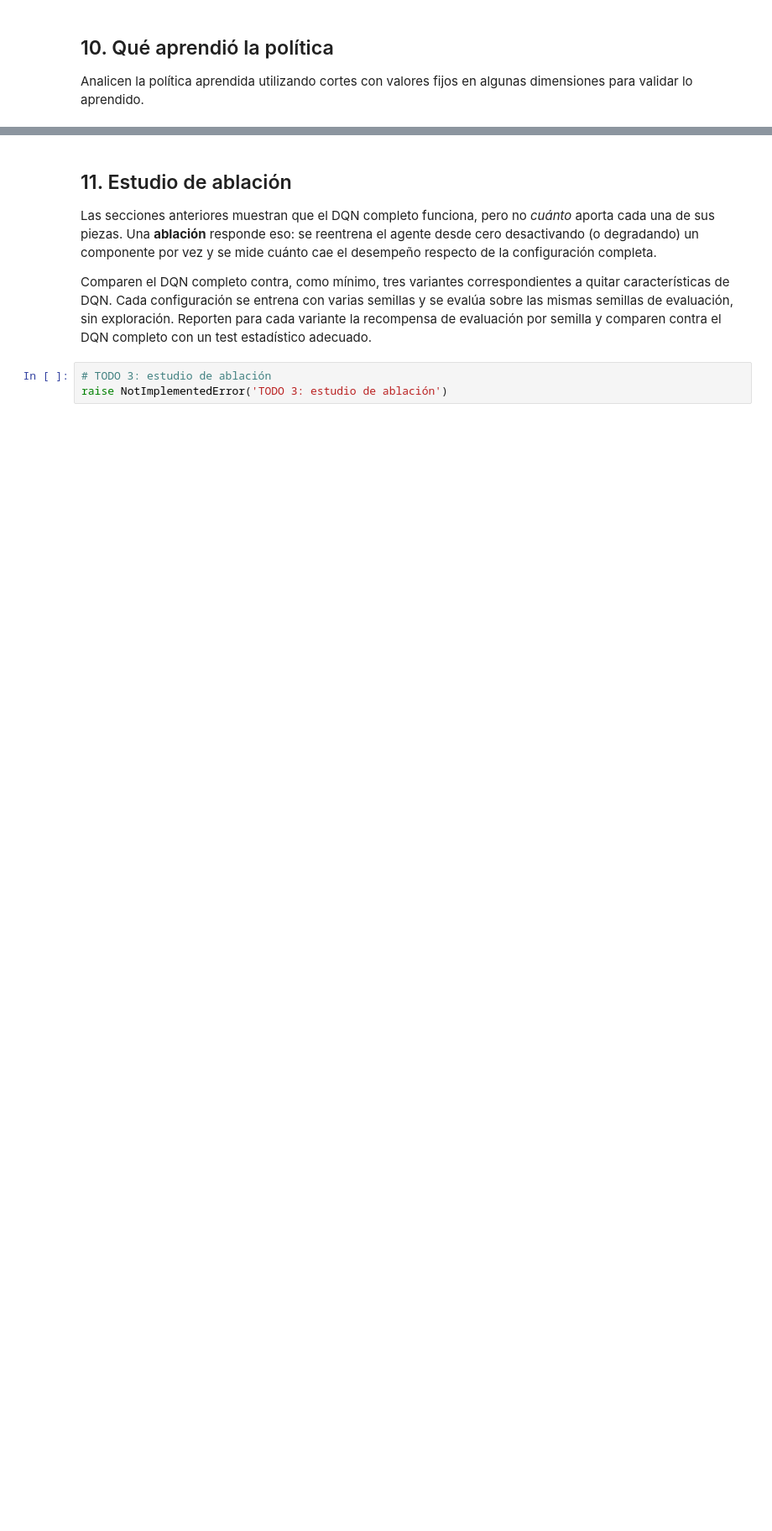
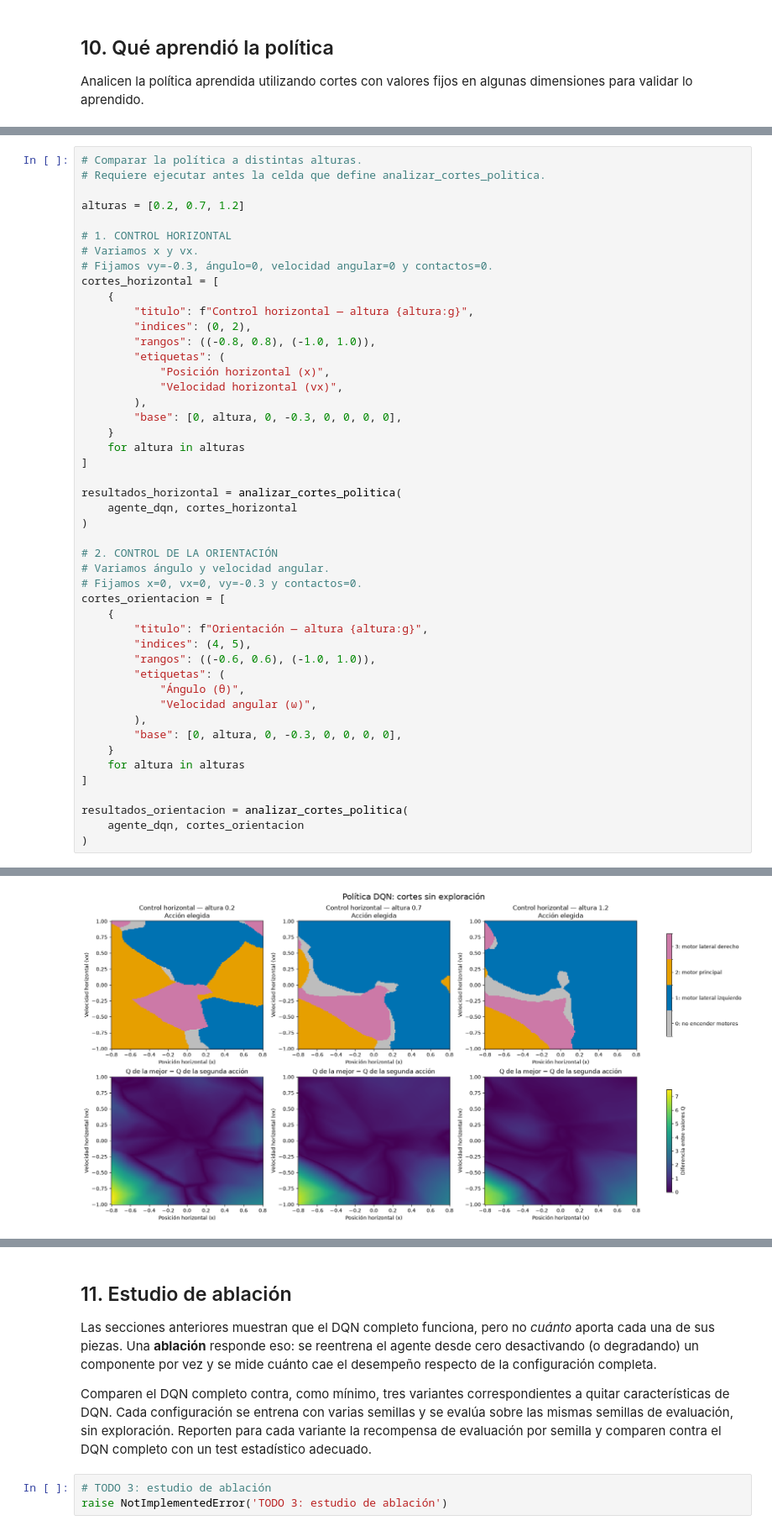
Before and after one commit to matiasencion/AprendizajeAutomatico, a Jupyter notebook: Tarea2/LunarLander_DQN_Tarea.ipynb, the cells around one changed output, grey strips where cells are left out. Shown at 84% size. Drawn from its saved outputs; the diff is of its cells as text; blank space fills up the shorter version.

Commit message:
graficas cortes

```diff
--- a/Tarea2/LunarLander_DQN_Tarea.ipynb
+++ b/Tarea2/LunarLander_DQN_Tarea.ipynb
@@ -918,0 +1075,48 @@ NotImplementedError: TODO 2: cortes de la política
+# %%
+# Comparar la política a distintas alturas.
+# Requiere ejecutar antes la celda que define analizar_cortes_politica.
+
+alturas = [0.2, 0.7, 1.2]
+
+# 1. CONTROL HORIZONTAL
+# Variamos x y vx.
+# Fijamos vy=-0.3, ángulo=0, velocidad angular=0 y contactos=0.
+cortes_horizontal = [
+    {
+        "titulo": f"Control horizontal — altura {altura:g}",
+        "indices": (0, 2),
+        "rangos": ((-0.8, 0.8), (-1.0, 1.0)),
+        "etiquetas": (
+            "Posición horizontal (x)",
+            "Velocidad horizontal (vx)",
+        ),
+        "base": [0, altura, 0, -0.3, 0, 0, 0, 0],
+    }
+    for altura in alturas
+]
+
+resultados_horizontal = analizar_cortes_politica(
+    agente_dqn, cortes_horizontal
+)
+
+# 2. CONTROL DE LA ORIENTACIÓN
+# Variamos ángulo y velocidad angular.
+# Fijamos x=0, vx=0, vy=-0.3 y contactos=0.
+cortes_orientacion = [
+    {
+        "titulo": f"Orientación — altura {altura:g}",
+        "indices": (4, 5),
+        "rangos": ((-0.6, 0.6), (-1.0, 1.0)),
+        "etiquetas": (
+            "Ángulo (θ)",
+            "Velocidad angular (ω)",
+        ),
+        "base": [0, altura, 0, -0.3, 0, 0, 0, 0],
+    }
+    for altura in alturas
+]
+
+resultados_orientacion = analizar_cortes_politica(
+    agente_dqn, cortes_orientacion
+)
+# %% [output]
@@ -918,0 +1126 @@ NotImplementedError: TODO 2: cortes de la política
+[figure, added]
```
Also changed, not shown: parts of 10 cells of this notebook, 2 other files.
